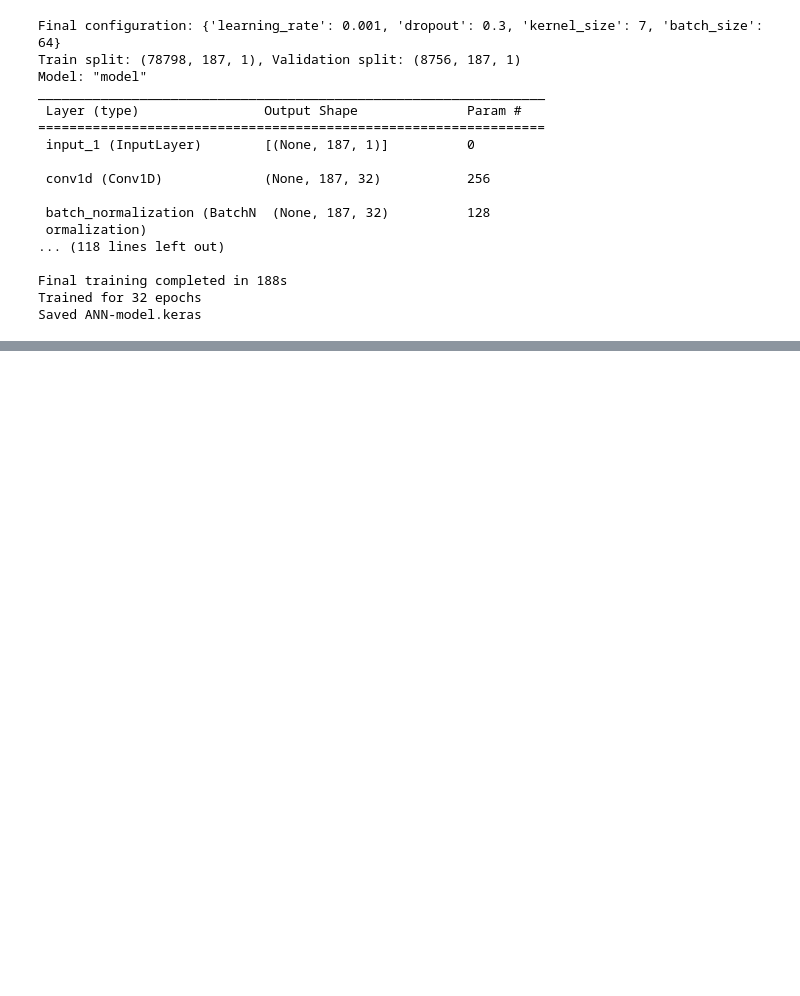
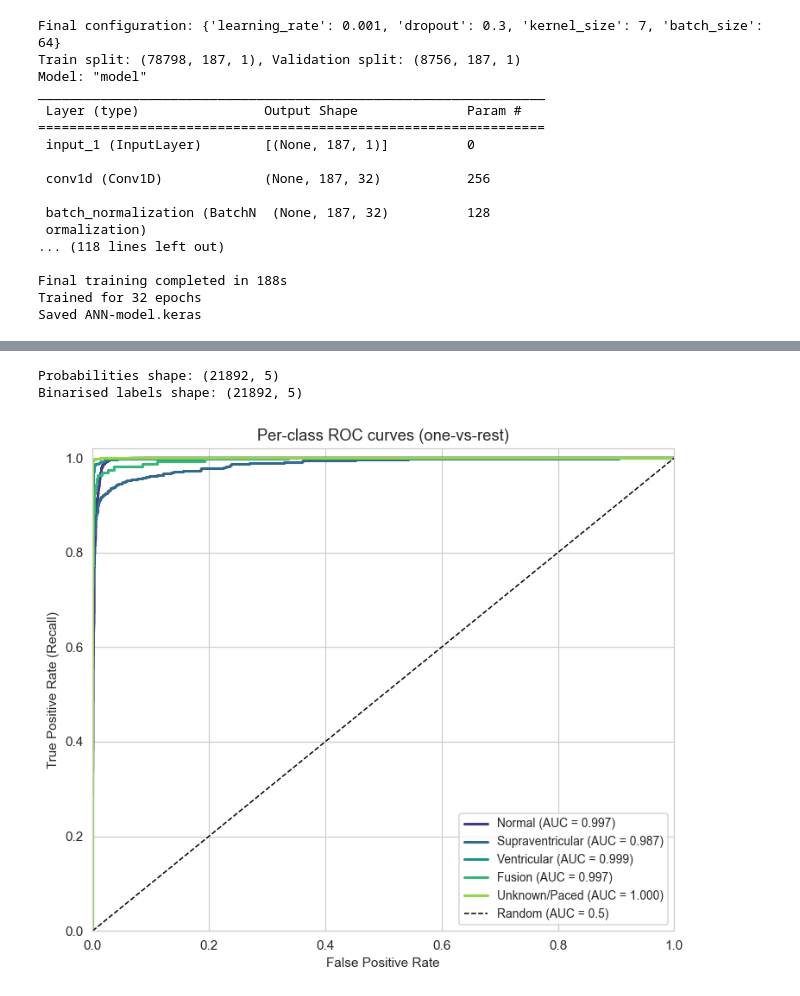
Before and after one commit to Arush70/ECG-Heartbeat-Classification, a Jupyter notebook: Training-ANN.ipynb, the cells around one changed output, grey strips where cells are left out. Cells and saved outputs as stored; diff of their text form; code cells hidden in the pictures; blank space fills up the shorter version.

Commit message:
Final model and visualisations

```diff
--- a/Training-ANN.ipynb
+++ b/Training-ANN.ipynb
@@ -936,0 +952,39 @@ Saved final_metrics.json (use these numbers in the report)
+# %%
+# Stage 10a: Get predicted probabilities on the test set (needed for ROC/PR curves)
+from sklearn.metrics import roc_curve, auc, precision_recall_curve, average_precision_score
+from sklearn.preprocessing import label_binarize
+
+# Predicted probabilities (softmax outputs), shape (n_samples, 5)
+y_test_proba = final_model.predict(X_test, batch_size=256, verbose=0)
+
+# Binarise the true labels for one-vs-rest curves: shape (n_samples, 5)
+y_test_bin = label_binarize(y_test, classes=[0, 1, 2, 3, 4])
+
+print('Probabilities shape:', y_test_proba.shape)
+print('Binarised labels shape:', y_test_bin.shape)
+# %% [output]
+Probabilities shape: (21892, 5)
+Binarised labels shape: (21892, 5)
+# %%
+# Stage 10b: Per-class ROC curves with AUC
+
+fig, ax = plt.subplots(figsize=(7, 6))
+colors = sns.color_palette('viridis', 5)
+
+for c in range(NUM_CLASSES):
+    fpr, tpr, _ = roc_curve(y_test_bin[:, c], y_test_proba[:, c])
+    roc_auc = auc(fpr, tpr)
+    ax.plot(fpr, tpr, color=colors[c], linewidth=2,
+            label=f'{class_names[c]} (AUC = {roc_auc:.3f})')
+
+ax.plot([0, 1], [0, 1], 'k--', linewidth=1, label='Random (AUC = 0.5)')
+ax.set_xlabel('False Positive Rate')
+ax.set_ylabel('True Positive Rate (Recall)')
+ax.set_title('Per-class ROC curves (one-vs-rest)')
+ax.legend(loc='lower right', fontsize=9)
+ax.set_xlim(0, 1); ax.set_ylim(0, 1.02)
+plt.tight_layout()
+plt.savefig('fig_roc_curves.png', bbox_inches='tight', dpi=150)
+plt.show()
+# %% [output]
+[figure, added]
```
Also changed, not shown: parts of 21 cells of this notebook, 12 other files.
